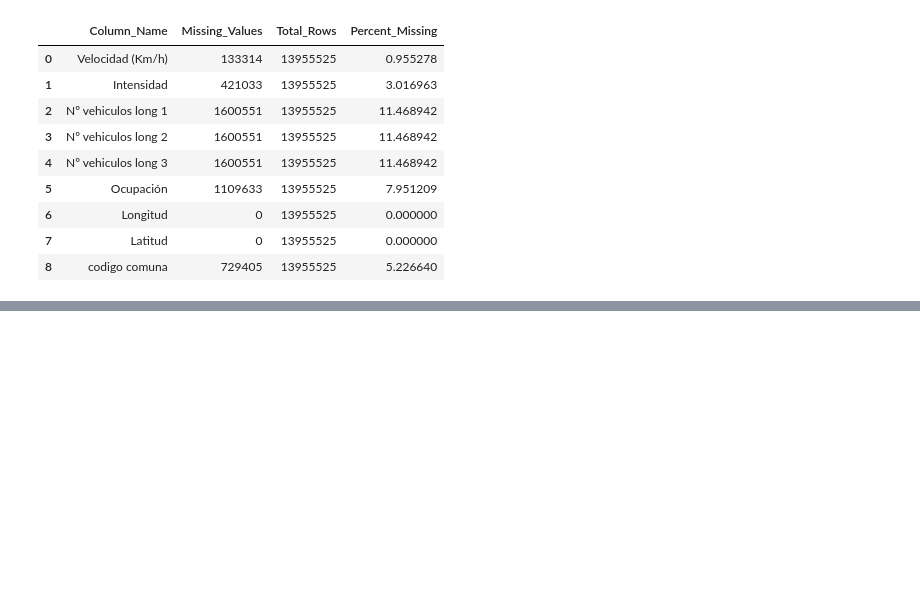
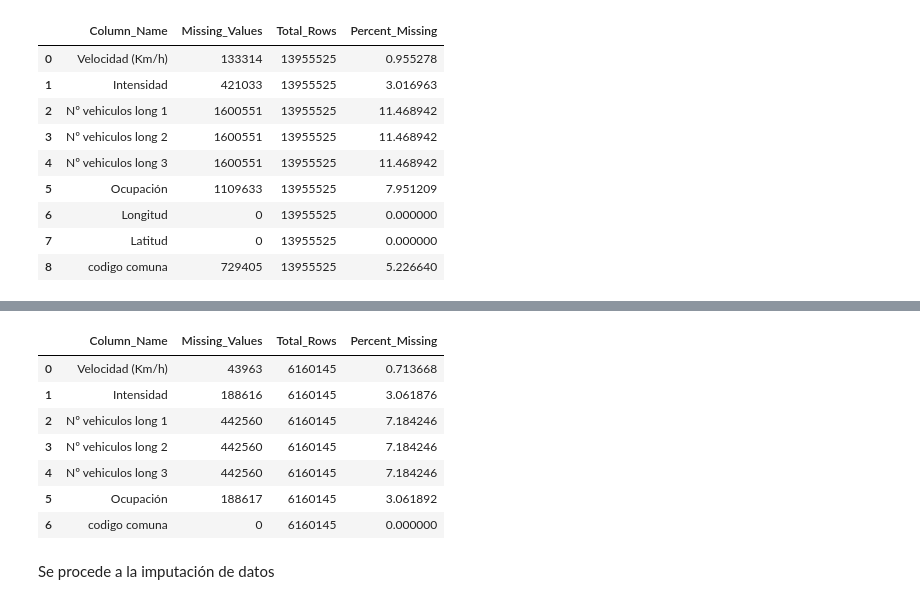
Before and after one commit to Matu10100/AirQuality_Prediction, a Jupyter notebook: Programacion/PreProcess_MobTrain.ipynb, the cells around one changed output, grey strips where cells are left out. Cells and saved outputs as stored; diff of their text form; code cells hidden in the pictures; blank space fills up the shorter version.

```diff
--- a/Programacion/PreProcess_MobTrain.ipynb
+++ b/Programacion/PreProcess_MobTrain.ipynb
@@ -8,7 +8,7 @@ import os
 # Mobility ingestion
 # %%
 # Ruta a la carpeta donde están los archivos .xlsx
-ruta_carpeta = 'C:/Users/MARIA PAULA/Downloads/EAFIT/Proyecto de Grado/Mobilidad/Train'
+#ruta_carpeta = 'C:/Users/MARIA PAULA/Downloads/EAFIT/Proyecto de Grado/Mobilidad/Train'
 # %%
 """
 # Crear una lista para almacenar los DataFrames
@@ -256,0 +260,13 @@ corre
+# %%
+missing_values(df_filtrado)
+# %% [output]
+|  | Column_Name | Missing_Values | Total_Rows | Percent_Missing |
+| 0 | Velocidad (Km/h) | 43963 | 6160145 | 0.713668 |
+| 1 | Intensidad | 188616 | 6160145 | 3.061876 |
+| 2 | Nº vehiculos long 1 | 442560 | 6160145 | 7.184246 |
+| 3 | Nº vehiculos long 2 | 442560 | 6160145 | 7.184246 |
+| 4 | Nº vehiculos long 3 | 442560 | 6160145 | 7.184246 |
+| 5 | Ocupación | 188617 | 6160145 | 3.061892 |
+| 6 | codigo comuna | 0 | 6160145 | 0.000000 |
+# %% [markdown]
+Se procede a la imputación de datos
```
Also changed, not shown: parts of 11 cells of this notebook.
